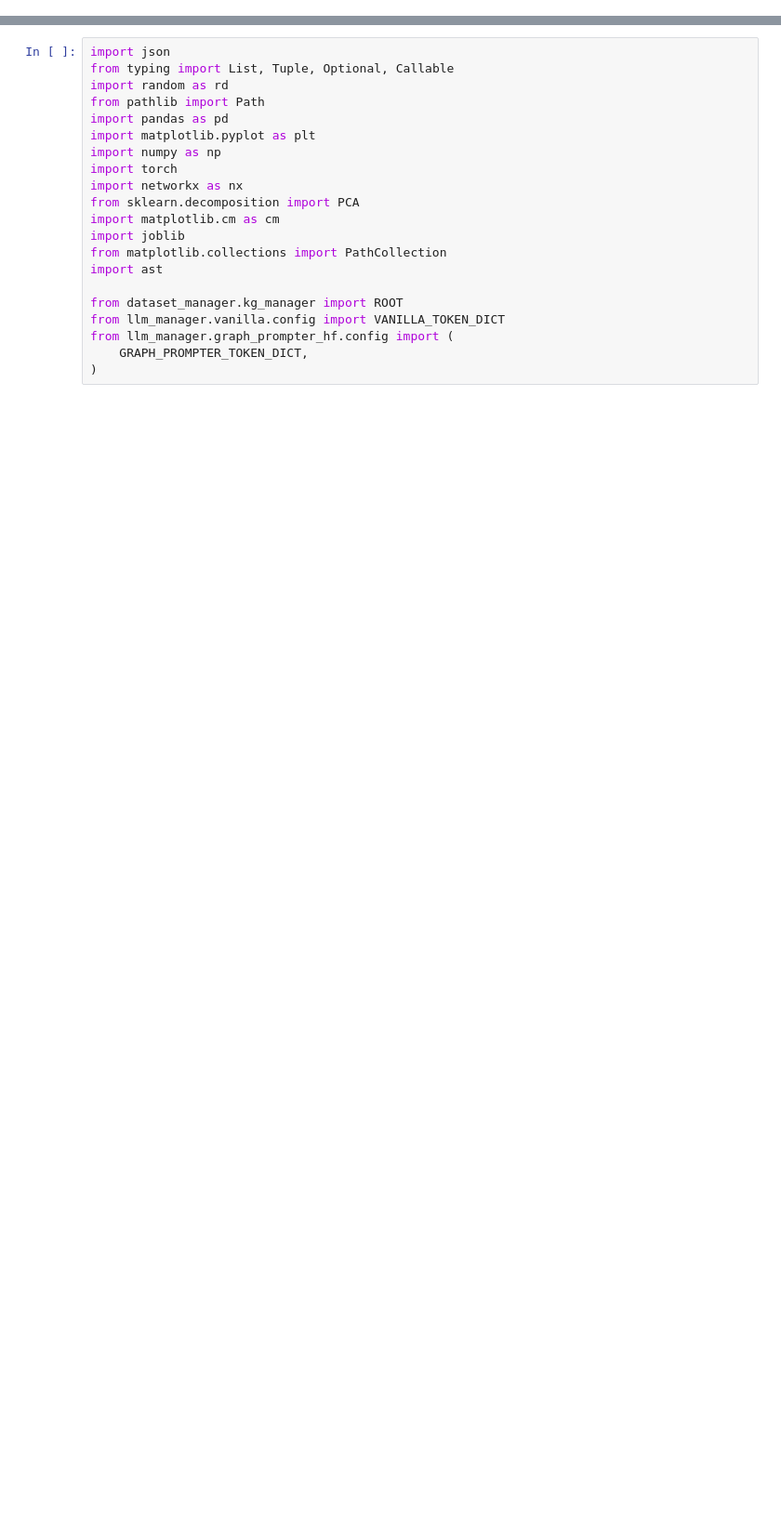
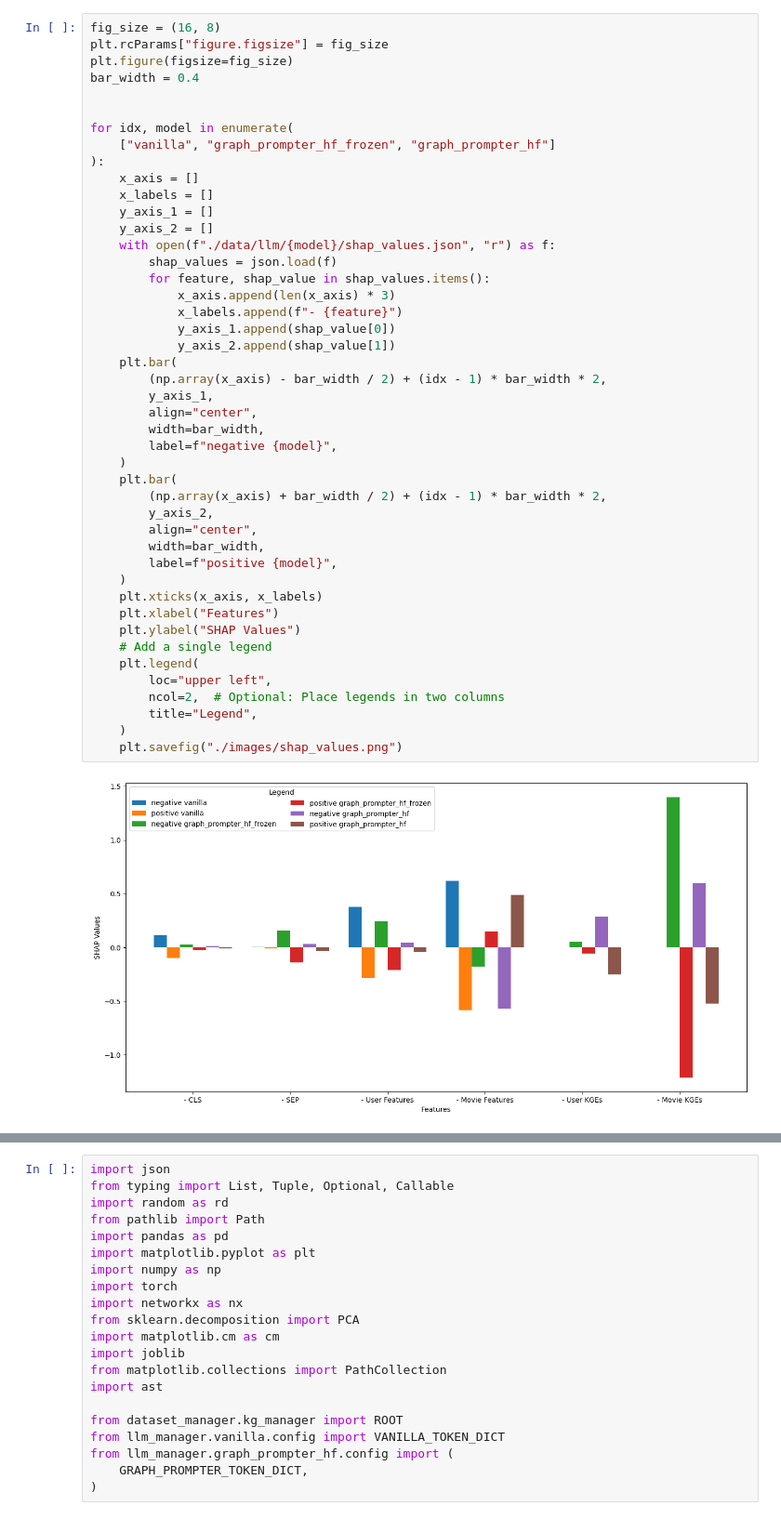
Before and after one commit to AhmadHAW/Hauptprojekt, a Jupyter notebook: evaluation.ipynb, the cells around one changed output, grey strips where cells are left out. Shown at 93% size. Saved outputs shown, nothing was run; the diff lists cells and outputs as text; blank space fills up the shorter version.

```diff
--- a/evaluation.ipynb
+++ b/evaluation.ipynb
@@ -3 +21,48 @@ from explainability_module import ExplainabilityModule
+# %%
+fig_size = (16, 8)
+plt.rcParams["figure.figsize"] = fig_size
+plt.figure(figsize=fig_size)
+bar_width = 0.4
+
+
+for idx, model in enumerate(
+    ["vanilla", "graph_prompter_hf_frozen", "graph_prompter_hf"]
+):
+    x_axis = []
+    x_labels = []
+    y_axis_1 = []
+    y_axis_2 = []
+    with open(f"./data/llm/{model}/shap_values.json", "r") as f:
+        shap_values = json.load(f)
+        for feature, shap_value in shap_values.items():
+            x_axis.append(len(x_axis) * 3)
+            x_labels.append(f"- {feature}")
+            y_axis_1.append(shap_value[0])
+            y_axis_2.append(shap_value[1])
+    plt.bar(
+        (np.array(x_axis) - bar_width / 2) + (idx - 1) * bar_width * 2,
+        y_axis_1,
+        align="center",
+        width=bar_width,
+        label=f"negative {model}",
+    )
+    plt.bar(
+        (np.array(x_axis) + bar_width / 2) + (idx - 1) * bar_width * 2,
+        y_axis_2,
+        align="center",
+        width=bar_width,
+        label=f"positive {model}",
+    )
+    plt.xticks(x_axis, x_labels)
+    plt.xlabel("Features")
+    plt.ylabel("SHAP Values")
+    # Add a single legend
+    plt.legend(
+        loc="upper left",
+        ncol=2,  # Optional: Place legends in two columns
+        title="Legend",
+    )
+    plt.savefig("./images/shap_values.png")
+# %% [output]
+[figure, added]
 # %%
```
Also changed, not shown: parts of 8 cells of this notebook, 17 other files.
